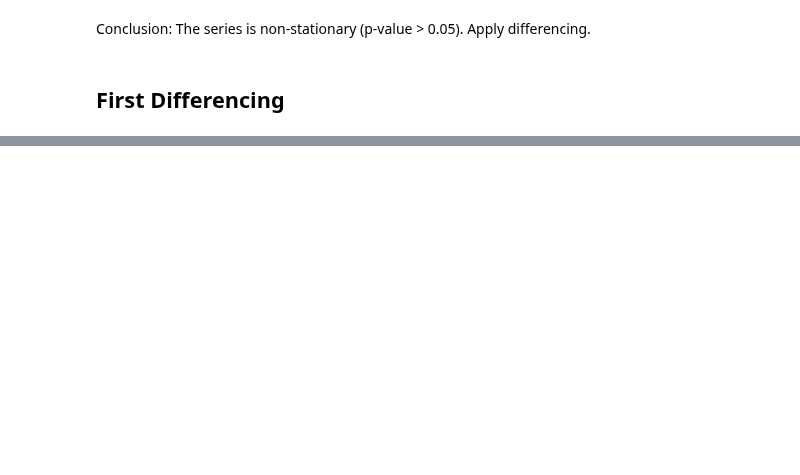
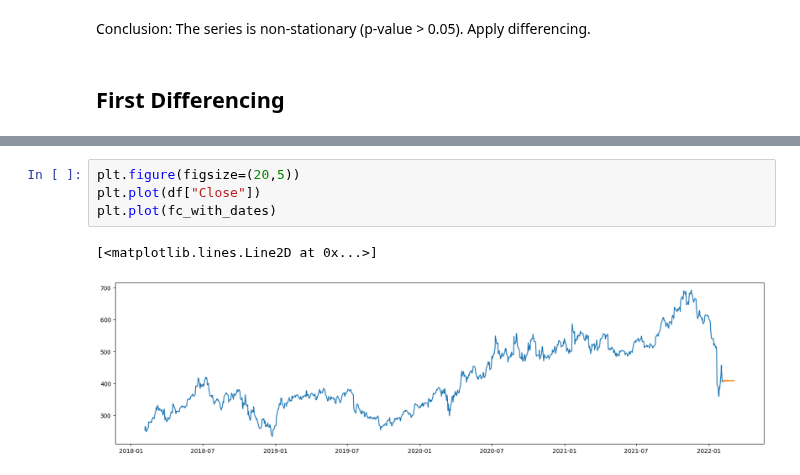
Before and after one commit to 23092003e/Stock-Price-Forecasting-System-Using-Apache-Spark, a Jupyter notebook: notebooks/ARIMA.ipynb, the cells around one changed output, grey strips where cells are left out. Cells and saved outputs as stored; diff of their text form; blank space fills up the shorter version.

```diff
--- a/notebooks/ARIMA.ipynb
+++ b/notebooks/ARIMA.ipynb
@@ -144,0 +230,7 @@ RMSE: 117.05
+# %%
+plt.figure(figsize=(20,5))
+plt.plot(df["Close"])
+plt.plot(fc_with_dates)
+# %% [output]
+[<matplotlib.lines.Line2D at 0x...>]
+[figure, added]
```
Also changed, not shown: parts of 20 cells of this notebook.
